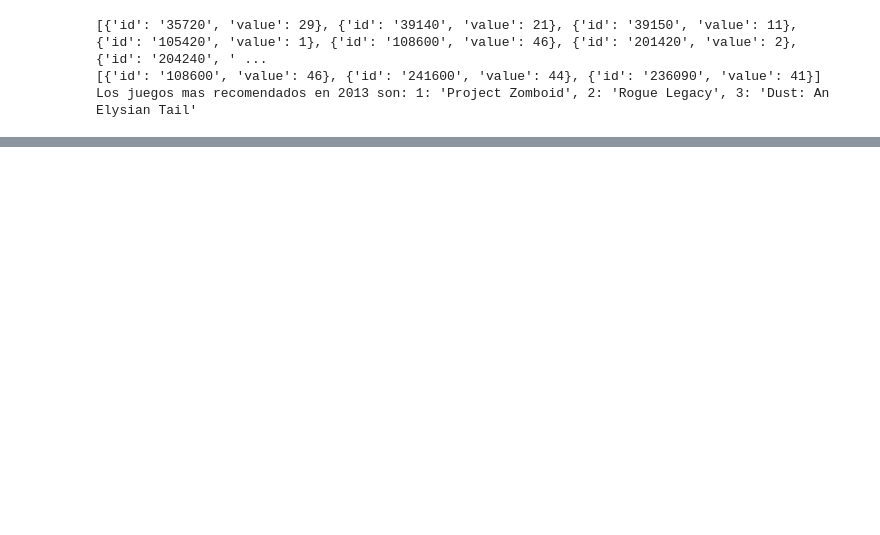
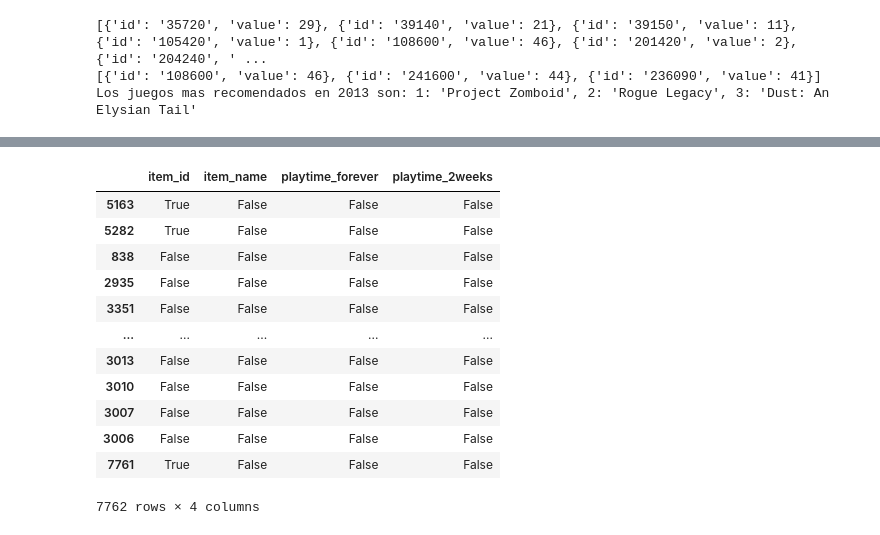
Before and after one commit to jaraycode/steam_games_mlops, a Jupyter notebook: ETL.ipynb, the cells around one changed output, grey strips where cells are left out. Saved outputs shown, nothing was run; the diff lists cells and outputs as text; code cells hidden in the pictures; blank space fills up the shorter version.

```diff
--- a/ETL.ipynb
+++ b/ETL.ipynb
@@ -278,3 +309,26 @@ items['items'][0]
+# %%
+items_for_all_users = pd.DataFrame(columns=['item_id', 'item_name','playtime_forever','playtime_2weeks'])
+for u in items['user_id']:
+    usuario = items[items['user_id'] == u];
+    for ui in usuario['items']:
+        aux = pd.DataFrame(ui, columns=items_for_all_users.columns)
+        items_for_all_users = pd.concat([aux, items_for_all_users],ignore_index=True)
+items_for_all_users = items_for_all_users.sort_values(by='playtime_forever',ascending=False)
+items_for_all_users
+# %% [output]
+|  | item_id | item_name | playtime_forever | playtime_2weeks |
+| 5163 | True | False | False | False |
+| 5282 | True | False | False | False |
+| 838 | False | False | False | False |
+| 2935 | False | False | False | False |
+| 3351 | False | False | False | False |
+| ... | ... | ... | ... | ... |
+| 3013 | False | False | False | False |
+| 3010 | False | False | False | False |
+| 3007 | False | False | False | False |
+| 3006 | False | False | False | False |
+| 7761 | True | False | False | False |
+7762 rows × 4 columns
 # %%
 games['genres'] = games['genres'].apply(lambda x : ', '.join(x) if isinstance(x,list) else x)
 games['genres'] = games['genres'].str.split(', ')
```
Also changed, not shown: parts of 22 cells of this notebook, 1 other file.
